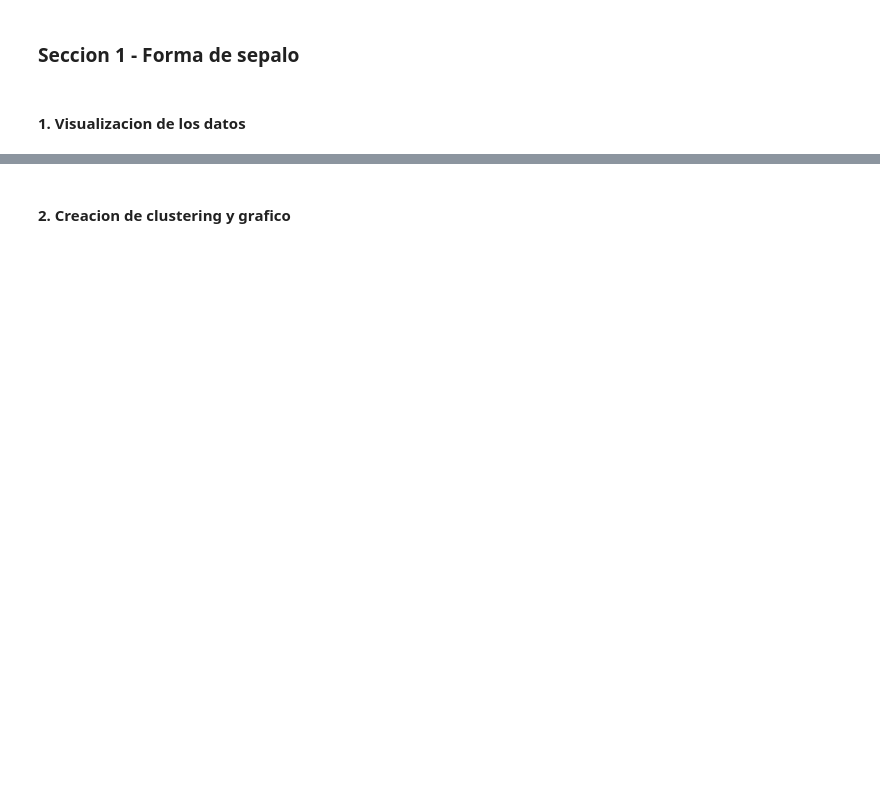
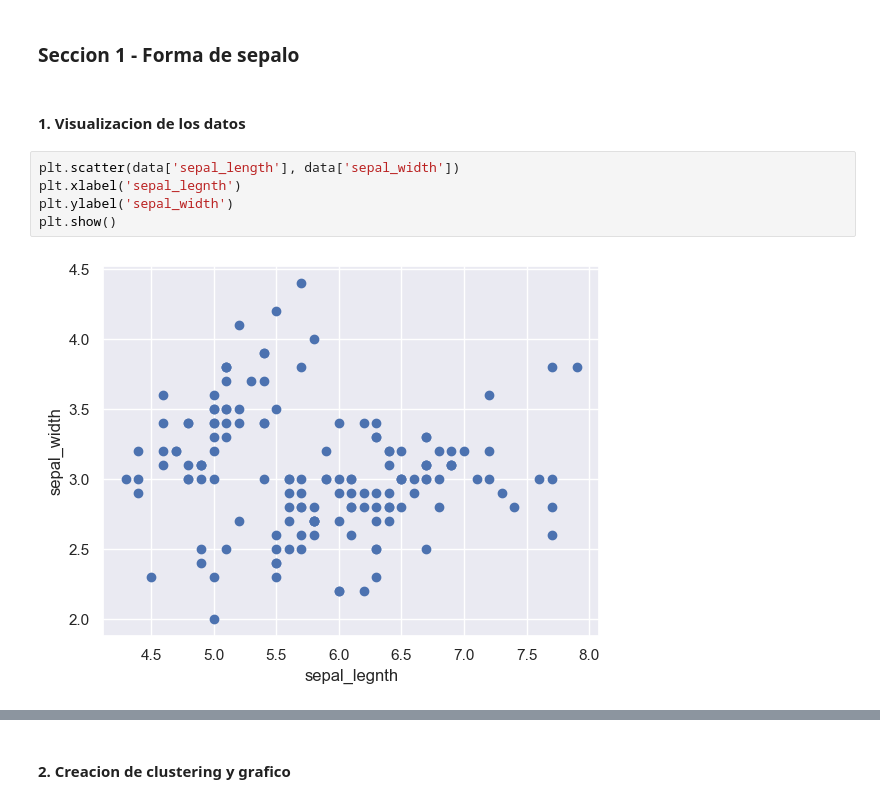
Before and after one commit to jwlh00/Data-Mining, a Jupyter notebook: Lab4/main.ipynb, the cells around one changed output, grey strips where cells are left out. Saved outputs shown, nothing was run; the diff lists cells and outputs as text; blank space fills up the shorter version.

Commit message:
Seccion 1 - Forma de Sepalo

```diff
--- a/Lab4/main.ipynb
+++ b/Lab4/main.ipynb
@@ -18,3 +35,10 @@ data_con_respuestas = pd.read_csv('iris-con-respuestas.csv')
 ### Seccion 1 - Forma de sepalo
 # %% [markdown]
 #### 1. Visualizacion de los datos
+# %%
+plt.scatter(data['sepal_length'], data['sepal_width'])
+plt.xlabel('sepal_legnth')
+plt.ylabel('sepal_width')
+plt.show()
+# %% [output]
+[figure, added]
```
Also changed, not shown: parts of 24 cells of this notebook.
